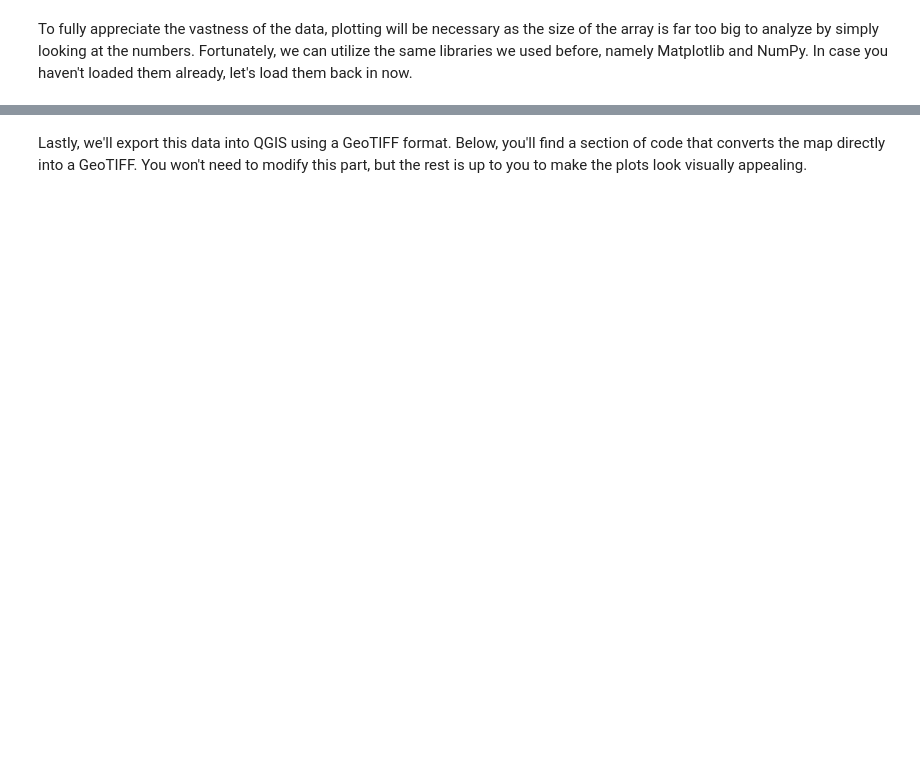
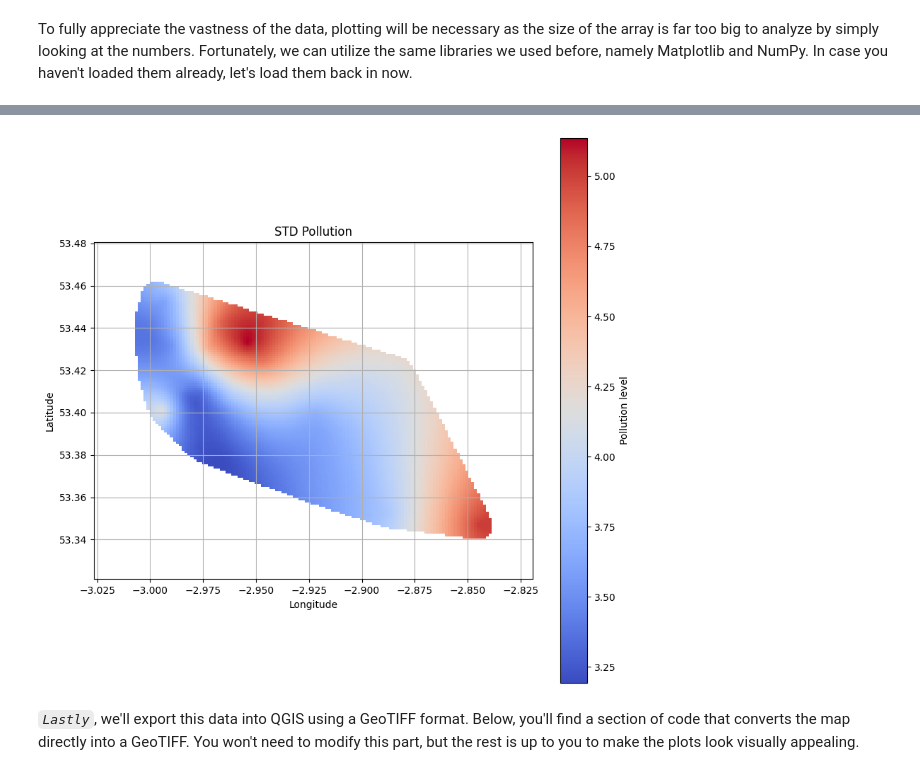
Before and after one commit to flowonthegoliv/ENVS666_2024, a Jupyter notebook: Tutorial_1.ipynb, the cells around one changed output, grey strips where cells are left out. Cells and saved outputs as stored; diff of their text form; code cells hidden in the pictures; blank space fills up the shorter version.

```diff
--- a/Tutorial_1.ipynb
+++ b/Tutorial_1.ipynb
@@ -500,2 +583,22 @@ RasterioIOError: path_to_template_geotiff.tif: No such file or directory
+# %%
+bounds = src.bounds
+extent = [bounds.left, bounds.right, bounds.bottom, bounds.top]
+
+# Plotting
+fig, ax = plt.subplots(1, 1, figsize=(10, 10))
+im = ax.imshow(std, cmap='coolwarm', extent=extent)
+ax.set_title('STD Pollution')
+ax.set_xlabel('Longitude')
+ax.set_ylabel('Latitude')
+
+# Adding colorbar
+cbar = fig.colorbar(im, ax=ax)
+cbar.set_label('Pollution level')
+
+# Show grid and set aspect
+ax.grid(True)
+ax.set_aspect('equal', adjustable='box')
+# %% [output]
+[figure, added]
 # %% [markdown]
-Lastly, we'll export this data into QGIS using a GeoTIFF format. Below, you'll find a section of code that converts the map directly into a GeoTIFF. You won't need to modify this part, but the rest is up to you to make the plots look visually appealing.
+*`Lastly`*, we'll export this data into QGIS using a GeoTIFF format. Below, you'll find a section of code that converts the map directly into a GeoTIFF. You won't need to modify this part, but the rest is up to you to make the plots look visually appealing.
```
Also changed, not shown: parts of 20 cells of this notebook.
